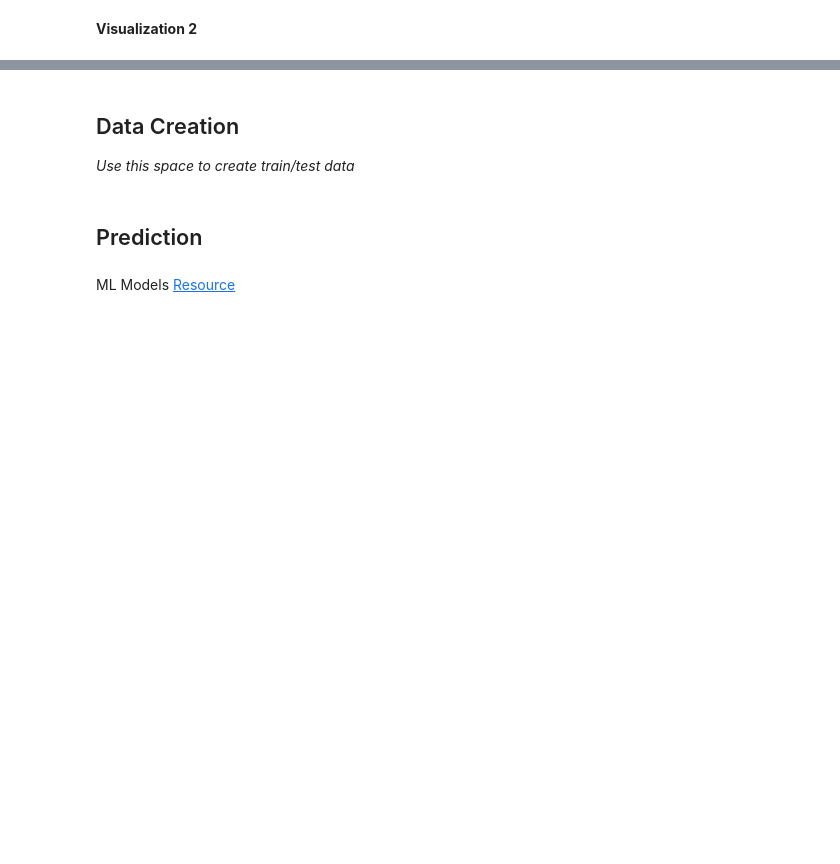
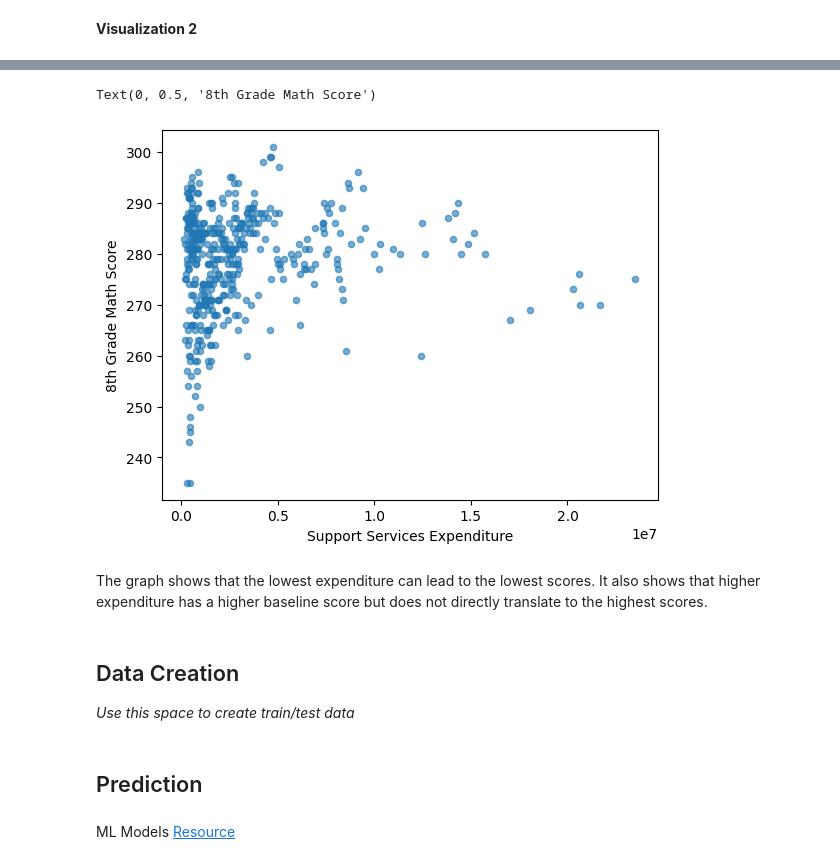
Before and after one commit to benguyen5/MDST-Tutorial, a Jupyter notebook: tutorial1/checkpoint1.ipynb, the cells around one changed output, grey strips where cells are left out. Cells and saved outputs as stored; diff of their text form; code cells hidden in the pictures; blank space fills up the shorter version.

```diff
--- a/tutorial1/checkpoint1.ipynb
+++ b/tutorial1/checkpoint1.ipynb
@@ -98,3 +148,12 @@ Investigate the relationship between your chosen response variable and at least
+# %%
+df.plot.scatter(x='SUPPORT_SERVICES_EXPENDITURE', y='AVG_MATH_8_SCORE', alpha=0.6)
+plt.xlabel('Support Services Expenditure')
+plt.ylabel('8th Grade Math Score')
+# %% [output]
+Text(0, 0.5, '8th Grade Math Score')
+[figure, added]
+# %% [markdown]
+The graph shows that the lowest expenditure can lead to the lowest scores. It also shows that higher expenditure has a higher baseline score but does not directly translate to the highest scores.
 # %% [markdown]
 <h2> Data Creation </h2>
 
```
Also changed, not shown: parts of 8 cells of this notebook.
